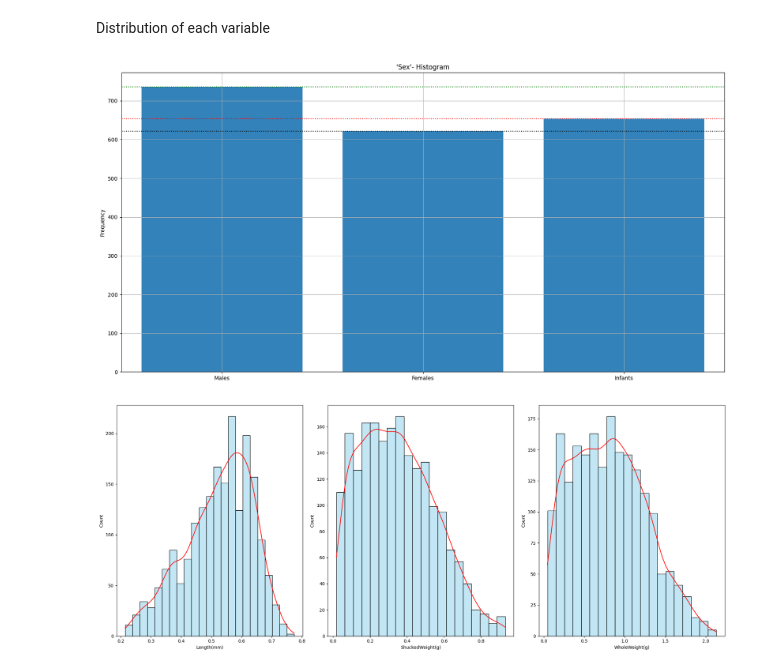
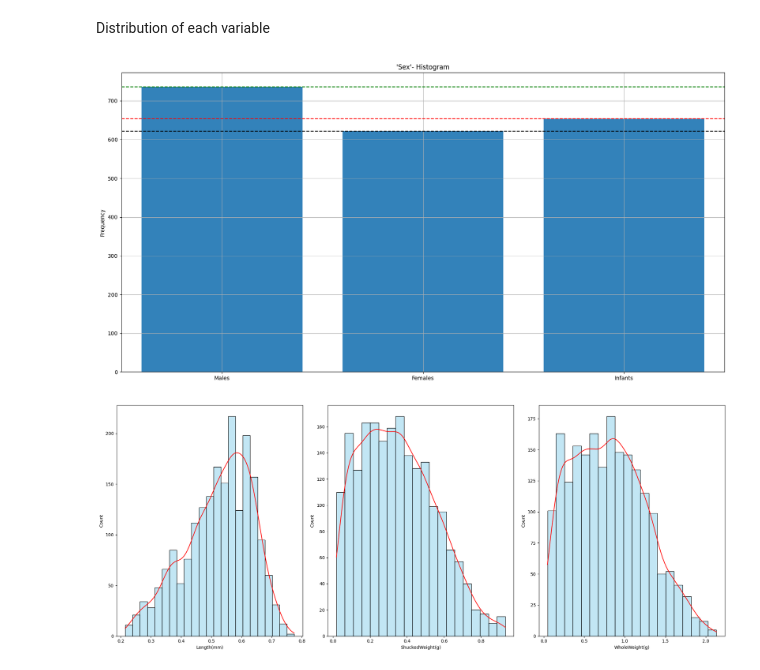
Before and after one commit to cotpetru24/data_mining, a Jupyter notebook: stu124543_data_mining.ipynb, the cells around one changed output. Cells and saved outputs as stored; diff of their text form; code cells hidden in the pictures.

```diff
--- a/stu124543_data_mining.ipynb
+++ b/stu124543_data_mining.ipynb
@@ -225,9 +226,7 @@ for col in clean_df.columns:
     print(f"{col} IQR is {IQR}\n")
     lower_bound = Q1 - 1.5 * IQR
     upper_bound = Q3 + 1.5 * IQR
-    #clean_df = clean_df[(clean_df[col] > lower_bound) & (clean_df[col] < upper_bound)]
-
-    clean_df = clean_df[((clean_df[col] > lower_bound) & (clean_df[col] > 0)) & (clean_df[col] < upper_bound)]
+    clean_df = clean_df[(clean_df[col] > lower_bound) & (clean_df[col] < upper_bound)]
 # %% [output]
 Sex percentiles are=> 0.25: 1.0, 0.50: 2.0, 0.75: 3.0
 Sex IQR is 2.0
@@ -268,21 +267,21 @@ Distribution of each variable
 # %%
 counts = clean_df['Sex'].value_counts().sort_index()
 line_colors = ['green', 'black', 'red']
 fig, ax = plt.subplots()
 bars = ax.bar(counts.index, counts.values, tick_label=['Males', 'Females', 'Infants'], alpha=0.7)
 plt.xlim(0.5, 3.5)
 xlims = plt.xlim()
 # Adding horizontal lines across the plot for each bar, with different colors
 for bar, color in zip(bars, line_colors):
-    plt.hlines(bar.get_height(), xlims[0], xlims[1], color=color, linestyles='dotted')
+    plt.hlines(bar.get_height(), xlims[0], xlims[1], color=color, linestyles='dashed')
 
 plt.hist(data=clean_df, x='Sex', rwidth=0.8, bins=[0.5, 1.5, 2.5, 3.5], alpha=0.7)
 plt.title("'Sex'- Histogram")
 plt.ylabel('Frequency')
 plt.grid(True)
 plt.show()
 # %% [output]
-[figure, old version]
+[figure, new version]
 # %%
 plt.figure(figsize=(20, 8))
 plotnumber=1
```
Also changed, not shown: parts of 12 cells of this notebook.
